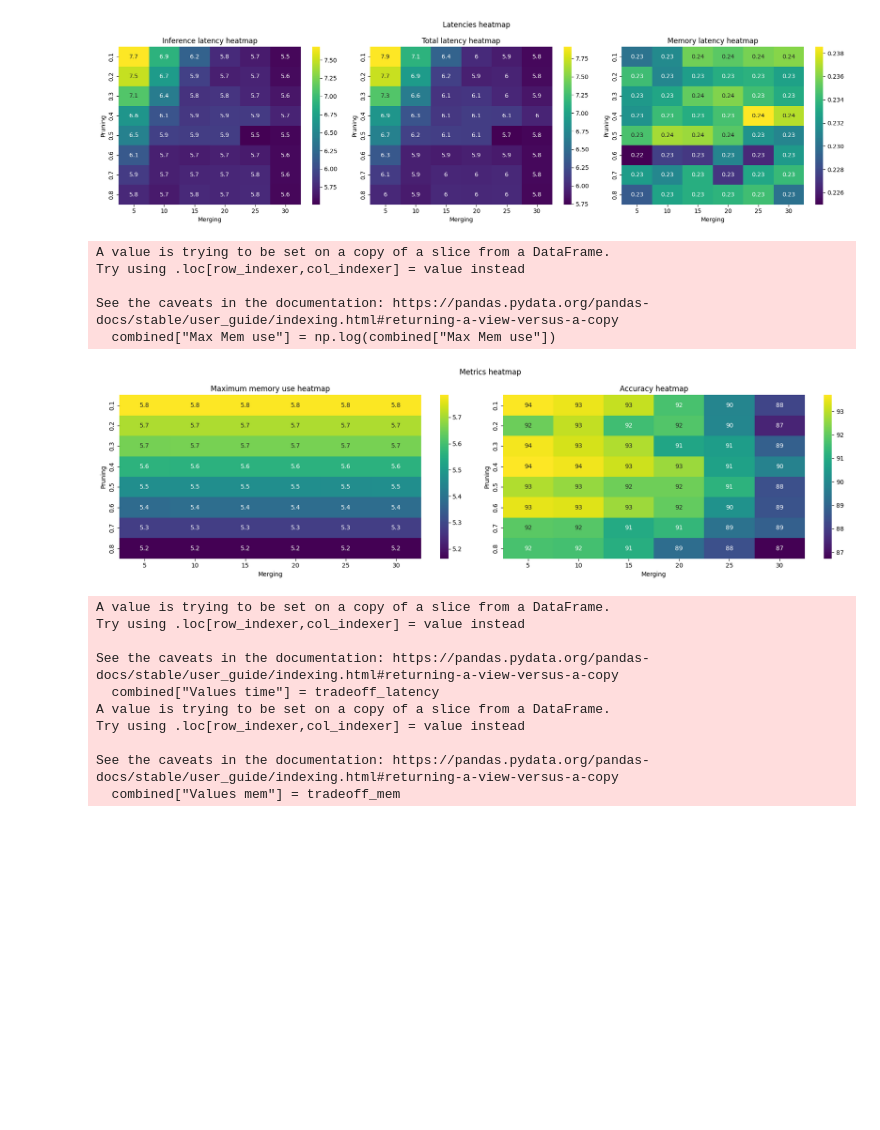
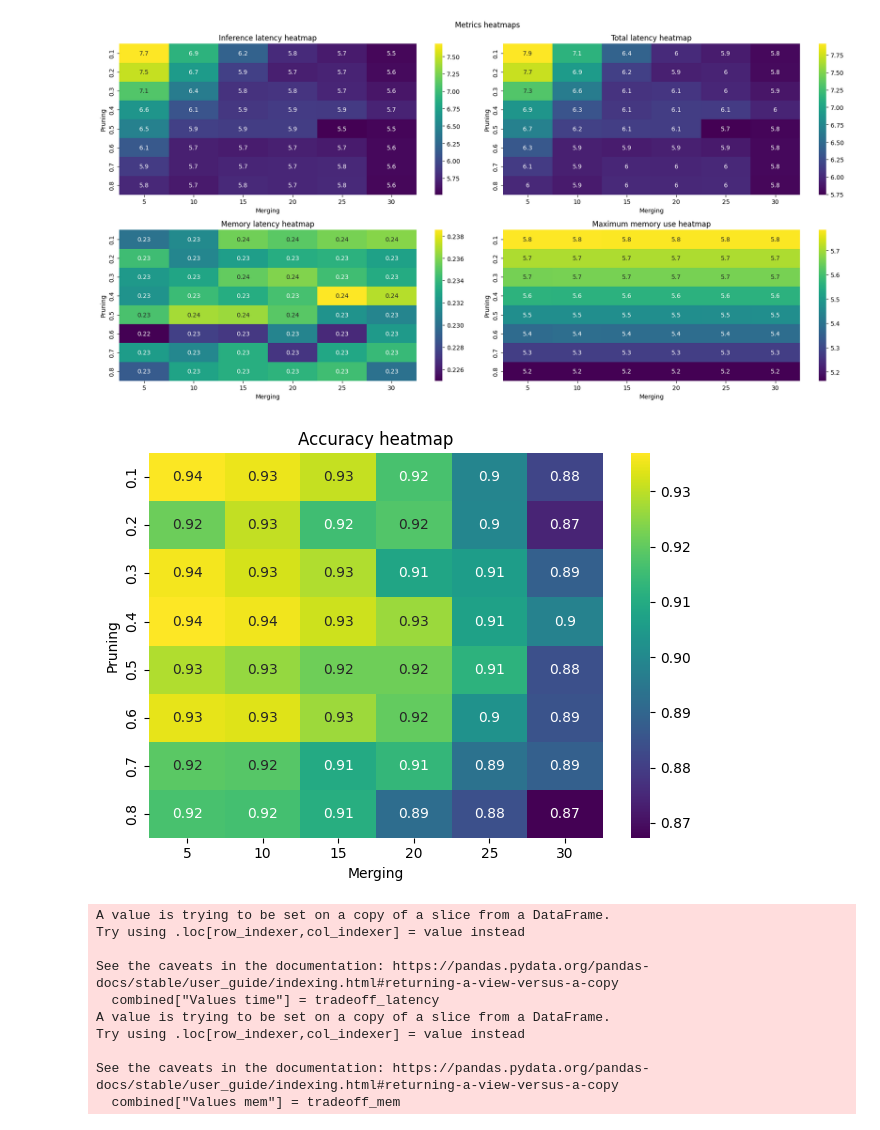
Before and after one commit to Aleixrei73/TFG-Efficient-Vision-Transformer-Inference-on-Edge-Devices, a Jupyter notebook: plotting-3d.ipynb, the cells around one changed output. Drawn from its saved outputs; the diff is of its cells as text; code cells hidden in the pictures; blank space fills up the shorter version.

Commit message:
Semi-Definitive graphs

```diff
--- a/plotting-3d.ipynb
+++ b/plotting-3d.ipynb
@@ -13,14 +13,14 @@ original_time = df.filter(regex="ViT-Defa*", axis=0)["Total Latency"].item()
 original_mem = df.filter(regex="ViT-Defa*", axis=0)["Max Mem use"].item()
 # %%
 merging = [10, 15, 20, 25, 30, 5] * 8
-merging = [10, 15, 20, 25, 30, 5]
+#merging = [10, 15, 20, 25, 30, 5]
 pruning = [0.1]*6 + [0.2]*6 + [0.3]*6 + [0.4]*6 + [0.5]*6 + [0.6]*6 + [0.7]*6 + [0.8]*6
-pruning = [0.1, 0.2, 0.3, 0.4, 0.5, 0.6, 0.7, 0.8]
+#pruning = [0.1, 0.2, 0.3, 0.4, 0.5, 0.6, 0.7, 0.8]
 # %%
 name = "MQuant"
 # %%
-combined = df.filter(regex='ViT-Combine-Mer.*', axis=0)
-print(combined.head)
-combined["Pruning"] = merging
-#combined["Merging"] = merging
+combined = df.filter(regex='ViT-Combine-Pr(?!.*Quantized).*$', axis=0)
+print(combined)
+combined["Pruning"] = pruning
+combined["Merging"] = merging
 # %% [output]
@@ -122,47 +81,8 @@ plt.show()
-# %%
-fig, axes = plt.subplots(1,3, figsize=(18, 5))
-heat = combined.pivot(index="Pruning", columns="Merging", values="Inference Latency")
-sns.heatmap(heat, cmap='viridis', annot=True, ax=axes[0])
-axes[0].set_title("Inference latency heatmap")
-
-heat = combined.pivot(index="Pruning", columns="Merging", values="Total Latency")
-sns.heatmap(heat, cmap='viridis', annot=True, ax=axes[1])
-axes[1].set_title("Total latency heatmap")
-
-heat = combined.pivot(index="Pruning", columns="Merging", values="Mem Latency")
-sns.heatmap(heat, cmap='viridis', annot=True, ax=axes[2])
-axes[2].set_title("Memory latency heatmap")
-
-
-fig.suptitle(f"Latencies heatmap")
-plt.tight_layout()
-plt.savefig(f"summary/globalGraphs/Combine/{name}-Latencies.png")
-plt.show()
-# %% [output]
-[figure, removed]
-# %%
-fig, axes = plt.subplots(1,2, figsize=(18, 5))
-combined["Max Mem use"] = np.log(combined["Max Mem use"])
-
-heat = combined.pivot(index="Pruning", columns="Merging", values="Max Mem use")
-sns.heatmap(heat, cmap='viridis', annot=True, ax=axes[0])
-axes[0].set_title("Maximum memory use heatmap")
-
-heat = combined.pivot(index="Pruning", columns="Merging", values="Accuracy")
-sns.heatmap(heat, cmap='viridis', annot=True, ax=axes[1])
-axes[1].set_title("Accuracy heatmap")
-
-fig.suptitle(f"Metrics heatmap")
-plt.tight_layout()
-plt.savefig(f"summary/globalGraphs/Combine/{name}-Rest.png")
-plt.show()
-# %% [output]
-A value is trying to be set on a copy of a slice from a DataFrame.
-Try using .loc[row_indexer,col_indexer] = value instead
-
-See the caveats in the documentation: https://pandas.pydata.org/pandas-docs/stable/user_guide/indexing.html#returning-a-view-versus-a-copy
-  combined["Max Mem use"] = np.log(combined["Max Mem use"])
-[figure, removed]
+# %%
+utils.plot_metrics_heat(combined, "Metrics heatmaps")
+# %% [output]
+[figure, added]
+[figure, added]
 # %%
 diff_latency = original_time - combined["Total Latency"]
 diff_mem = original_mem - combined["Max Mem use"]
```
Also changed, not shown: parts of 5 cells of this notebook, 32 other files.
